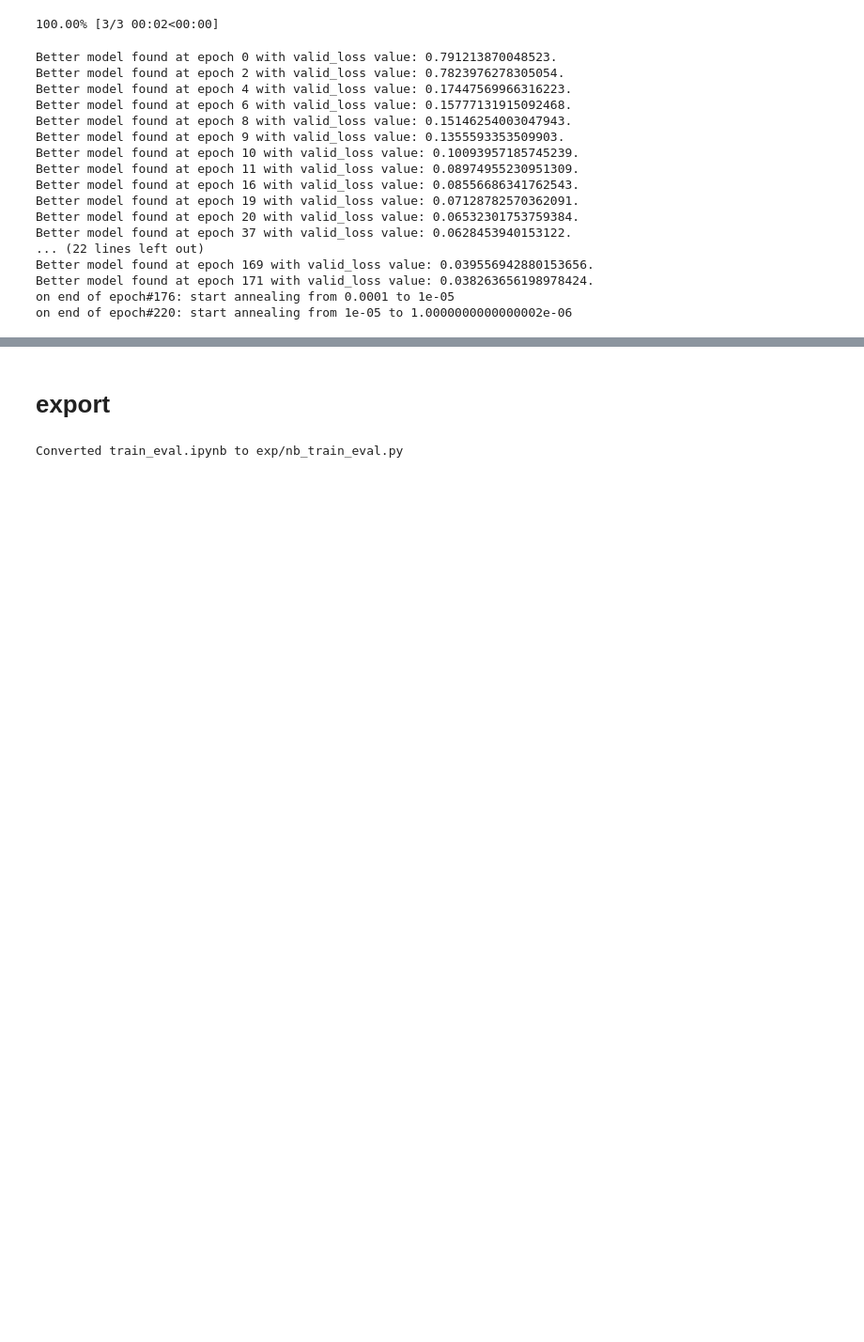
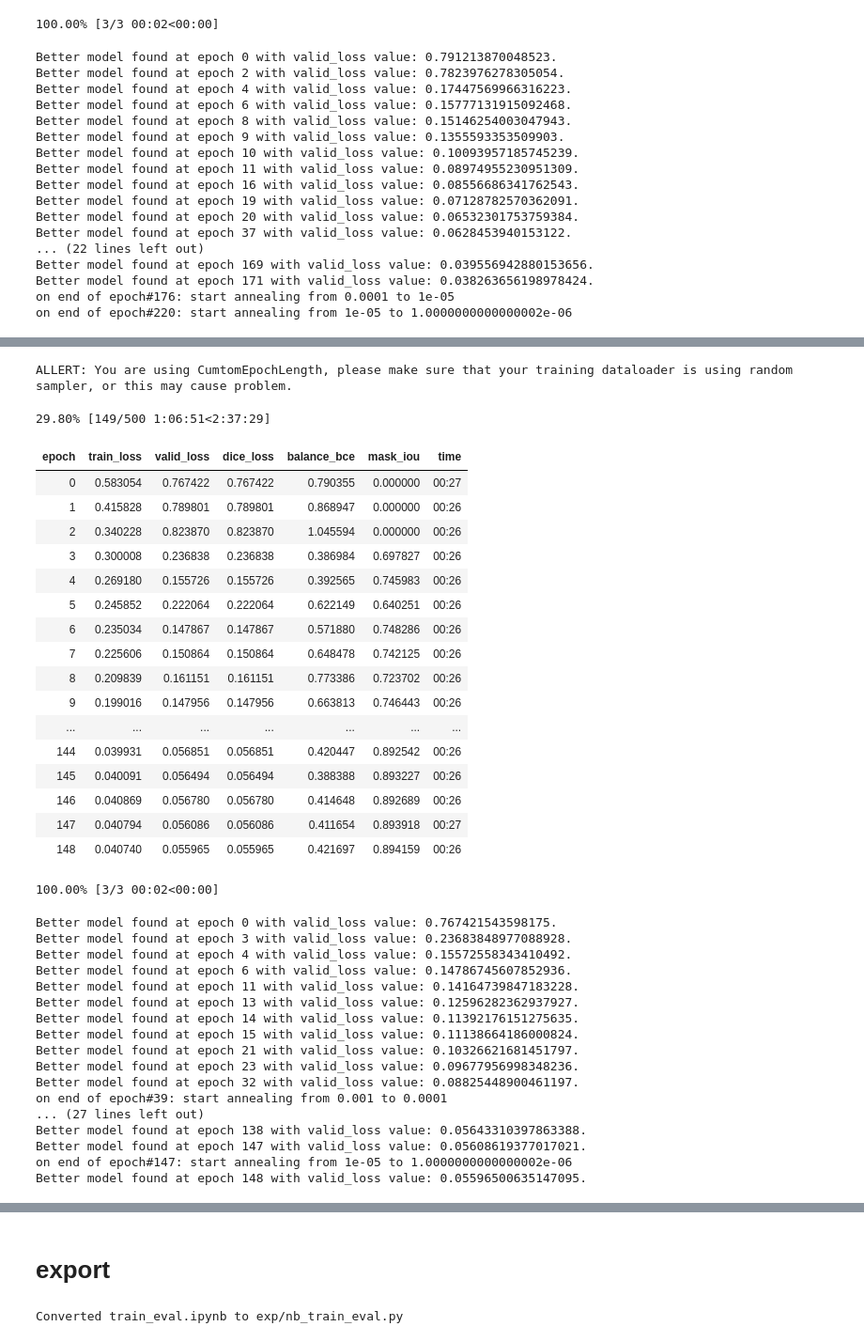
Before and after one commit to uid42/image_segmentation_demo, a Jupyter notebook: train_eval.ipynb, the cells around one changed output, grey strips where cells are left out. Shown at 94% size. Saved outputs shown, nothing was run; the diff lists cells and outputs as text; code cells hidden in the pictures; blank space fills up the shorter version.

Commit message:
发现一些错误，补充了一些测试。rotate对结果是有影响的，不是昨天认为的无影响；小数据集上相同条件下的不同测试结果起伏有点大。

```diff
--- a/train_eval.ipynb
+++ b/train_eval.ipynb
@@ -969,0 +989,12 @@ backup_train_logs(tag)
+# %%
+tag = '__'.join(['resnet18', 'vanila', 'dice', 'dataset200','adam', 'NaN', 'transform_flipH_rotate_paffineDefault'])
+# %%
+#200数据集，带transfrom。只用flip，flip_vert也按默认的False，rotate，
+ds = './data/dataset_20200715'
+data_200_tfm6 = nb_databunch.get_databunch(ds, bs=BS, device=device
+                , transforms = get_transforms(do_flip=True, flip_vert=False
+                    , max_rotate=10, max_zoom=1., max_lighting=0, max_warp=0.
+                    , p_lighting=0))
+# %%
+getlearn = partial(get_learn, data = data_200_tfm6, model_name = 'resnet18'
+                , loss_func_name = 'dice_loss', allres = False, tag = tag)
@@ -969,0 +1021,48 @@ backup_train_logs(tag)
+# %%
+lrs = [1e-3]
+checkpoints = [None]
+opts = [optf_adam]
+
+nb_train_script_logger.multi_train(get_learn=getlearn,
+            epoch_len=1e9, epochs=500,
+            opts=opts, lrs=lrs, checkpoints=checkpoints,
+            tb_log_root='./tb_log/',
+            autoSave=True)
+# %% [output]
+ALLERT: You are using CumtomEpochLength, please make sure that your training dataloader is using random sampler, or this may cause problem.
+29.80% [149/500 1:06:51<2:37:29]
+| epoch | train_loss | valid_loss | dice_loss | balance_bce | mask_iou | time |
+| 0 | 0.583054 | 0.767422 | 0.767422 | 0.790355 | 0.000000 | 00:27 |
+| 1 | 0.415828 | 0.789801 | 0.789801 | 0.868947 | 0.000000 | 00:26 |
+| 2 | 0.340228 | 0.823870 | 0.823870 | 1.045594 | 0.000000 | 00:26 |
+| 3 | 0.300008 | 0.236838 | 0.236838 | 0.386984 | 0.697827 | 00:26 |
+| 4 | 0.269180 | 0.155726 | 0.155726 | 0.392565 | 0.745983 | 00:26 |
+| 5 | 0.245852 | 0.222064 | 0.222064 | 0.622149 | 0.640251 | 00:26 |
+| 6 | 0.235034 | 0.147867 | 0.147867 | 0.571880 | 0.748286 | 00:26 |
+| 7 | 0.225606 | 0.150864 | 0.150864 | 0.648478 | 0.742125 | 00:26 |
+| 8 | 0.209839 | 0.161151 | 0.161151 | 0.773386 | 0.723702 | 00:26 |
+| 9 | 0.199016 | 0.147956 | 0.147956 | 0.663813 | 0.746443 | 00:26 |
+| ... | ... | ... | ... | ... | ... | ... |
+| 144 | 0.039931 | 0.056851 | 0.056851 | 0.420447 | 0.892542 | 00:26 |
+| 145 | 0.040091 | 0.056494 | 0.056494 | 0.388388 | 0.893227 | 00:26 |
+| 146 | 0.040869 | 0.056780 | 0.056780 | 0.414648 | 0.892689 | 00:26 |
+| 147 | 0.040794 | 0.056086 | 0.056086 | 0.411654 | 0.893918 | 00:27 |
+| 148 | 0.040740 | 0.055965 | 0.055965 | 0.421697 | 0.894159 | 00:26 |
+100.00% [3/3 00:02<00:00]
+Better model found at epoch 0 with valid_loss value: 0.767421543598175.
+Better model found at epoch 3 with valid_loss value: 0.23683848977088928.
+Better model found at epoch 4 with valid_loss value: 0.15572558343410492.
+Better model found at epoch 6 with valid_loss value: 0.14786745607852936.
+Better model found at epoch 11 with valid_loss value: 0.14164739847183228.
+Better model found at epoch 13 with valid_loss value: 0.12596282362937927.
+Better model found at epoch 14 with valid_loss value: 0.11392176151275635.
+Better model found at epoch 15 with valid_loss value: 0.11138664186000824.
+Better model found at epoch 21 with valid_loss value: 0.10326621681451797.
+Better model found at epoch 23 with valid_loss value: 0.09677956998348236.
+Better model found at epoch 32 with valid_loss value: 0.08825448900461197.
+on end of epoch#39: start annealing from 0.001 to 0.0001
+... (27 lines left out)
+Better model found at epoch 138 with valid_loss value: 0.05643310397863388.
+Better model found at epoch 147 with valid_loss value: 0.05608619377017021.
+on end of epoch#147: start annealing from 1e-05 to 1.0000000000000002e-06
+Better model found at epoch 148 with valid_loss value: 0.05596500635147095.
```
Also changed, not shown: parts of 53 cells of this notebook.
